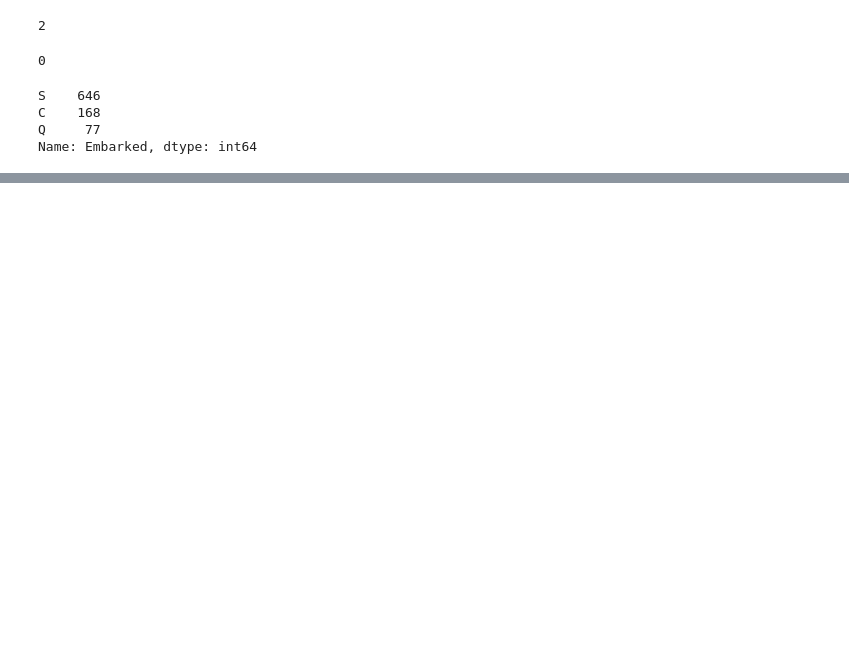
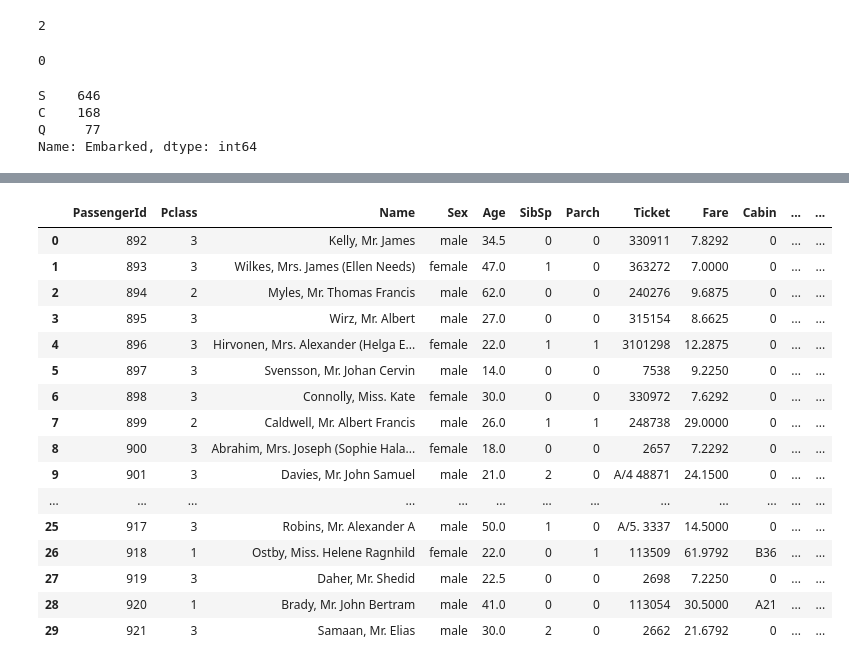
Before and after one commit to kmendesDev/project_titanic, a Jupyter notebook: data_cleaning_titanic.ipynb, the cells around one changed output, grey strips where cells are left out. Cells and saved outputs as stored; diff of their text form; code cells hidden in the pictures; blank space fills up the shorter version.

Commit message:
finalização da limpeza antes do protótipo de ML

```diff
--- a/data_cleaning_titanic.ipynb
+++ b/data_cleaning_titanic.ipynb
@@ -353,0 +960,5 @@ Name: Embarked, dtype: int64
+# %%
+# Substituindo os valores NaN de Cabin por zero:
+testing_data['Cabin'].fillna(0,inplace=True)
+#Verificando a existência de algum valor NaN:
+testing_data['Cabin'].isnull().sum()
@@ -353,0 +1329,6 @@ Name: Embarked, dtype: int64
+# %%
+one_hot_code = pd.get_dummies(testing_data['Embarked'], prefix='Embarked')
+
+testing_data = pd.concat([testing_data, one_hot_code],axis=1)
+
+testing_data.head()
@@ -353,0 +1447,9 @@ Name: Embarked, dtype: int64
+# %%
+# Concatenando a coluna "Ticket_value_encoded" com a coluna "Ticket_number" em "Ticket_final"
+testing_data['Ticket_final'] = testing_data['Ticket_value_encoded'].astype(str) + testing_data['Ticket_number'].astype(str)
+
+# Transformando a coluna "Ticket_final" em valores numéricos
+testing_data['Ticket_final'] = pd.to_numeric(testing_data['Ticket_final'])
+
+# Exibindo as primeiras linhas do DataFrame com a coluna numérica "Ticket_final"
+testing_data.head(3)
@@ -353,0 +1478,65 @@ Name: Embarked, dtype: int64
+# %%
+# Dicionário de mapeamento de letras para números
+letter_to_number = {'A': 1, 'B': 2, 'C': 3, 'D': 4, 'E': 5, 'F': 6, 'G': 7, 'T': 8}
+
+# Criando uma nova coluna "Cabin_encoded" usando o dicionário de mapeamento
+# Função para mapear letras para números
+def map_letters_to_numbers(cabin):
+    if isinstance(cabin, str):
+        new_cabin = ''
+        for letter in cabin:
+            if letter in letter_to_number:
+                new_cabin += str(letter_to_number[letter])
+        return int(new_cabin) if new_cabin else None
+    else:
+        return None
+
+# Aplicando a função à coluna "Cabin"
+testing_data['Cabin_encoded'] = testing_data['Cabin'].apply(map_letters_to_numbers).astype('Int64')
+
+# Obtendo a parte numérica da coluna "Cabin" de 0 a 9
+testing_data['Cabin_number'] = testing_data['Cabin'].str.extractall('(\d+)').groupby(level=0).apply(lambda x: ''.join(x[0]))
+
+# Combinando "Cabin_encoded" e "Cabin_number" em uma nova coluna "Cabin_combined"
+testing_data['Cabin_combined'] = testing_data['Cabin_encoded'].astype(str) + testing_data['Cabin_number'].fillna('')
+
+# Transformando a coluna "Cabin_number" em valores numéricos
+testing_data['Cabin_number'] = pd.to_numeric(testing_data['Cabin_number']).astype('Int64')
+
+# Removendo o ponto '.' da coluna "Cabin_combined"
+testing_data['Cabin_combined'] = testing_data['Cabin_combined'].str.replace('.', '', regex=False)
+
+# Substituindo "nan" por 0 na coluna "Cabin_combined"
+testing_data['Cabin_combined'] = testing_data['Cabin_combined'].replace('nan', '0')
+
+# Transformando a coluna "Cabin_combined" em valores numéricos
+training_data['Cabin_combined'] = pd.to_numeric(training_data['Cabin_combined'], errors='coerce').astype('Int64')
+
+# Transformando a coluna "Cabin_combined" em valores numéricos
+testing_data['Cabin_combined'] = pd.to_numeric(testing_data['Cabin_combined'], errors='coerce').astype('Int64')
+
+# Substituindo os valores ausentes nas colunas relacionas a Cabine por 0
+testing_data['Cabin_combined'].fillna(0, inplace=True)
+testing_data['Cabin_encoded'].fillna(0,inplace=True)
+testing_data['Cabin_number'].fillna(0,inplace=True)
+
+# Exibindo as primeiras linhas do DataFrame com a coluna "Cabin_encoded"
+testing_data.head(30)
+# %% [output]
+|  | PassengerId | Pclass | Name | Sex | Age | SibSp | Parch | Ticket | Fare | Cabin | ... | ... |
+| 0 | 892 | 3 | Kelly, Mr. James | male | 34.5 | 0 | 0 | 330911 | 7.8292 | 0 | ... | ... |
+| 1 | 893 | 3 | Wilkes, Mrs. James (Ellen Needs) | female | 47.0 | 1 | 0 | 363272 | 7.0000 | 0 | ... | ... |
+| 2 | 894 | 2 | Myles, Mr. Thomas Francis | male | 62.0 | 0 | 0 | 240276 | 9.6875 | 0 | ... | ... |
+| 3 | 895 | 3 | Wirz, Mr. Albert | male | 27.0 | 0 | 0 | 315154 | 8.6625 | 0 | ... | ... |
+| 4 | 896 | 3 | Hirvonen, Mrs. Alexander (Helga E... | female | 22.0 | 1 | 1 | 3101298 | 12.2875 | 0 | ... | ... |
+| 5 | 897 | 3 | Svensson, Mr. Johan Cervin | male | 14.0 | 0 | 0 | 7538 | 9.2250 | 0 | ... | ... |
+| 6 | 898 | 3 | Connolly, Miss. Kate | female | 30.0 | 0 | 0 | 330972 | 7.6292 | 0 | ... | ... |
+| 7 | 899 | 2 | Caldwell, Mr. Albert Francis | male | 26.0 | 1 | 1 | 248738 | 29.0000 | 0 | ... | ... |
+| 8 | 900 | 3 | Abrahim, Mrs. Joseph (Sophie Hala... | female | 18.0 | 0 | 0 | 2657 | 7.2292 | 0 | ... | ... |
+| 9 | 901 | 3 | Davies, Mr. John Samuel | male | 21.0 | 2 | 0 | A/4 48871 | 24.1500 | 0 | ... | ... |
+| ... | ... | ... | ... | ... | ... | ... | ... | ... | ... | ... | ... | ... |
+| 25 | 917 | 3 | Robins, Mr. Alexander A | male | 50.0 | 1 | 0 | A/5. 3337 | 14.5000 | 0 | ... | ... |
+| 26 | 918 | 1 | Ostby, Miss. Helene Ragnhild | female | 22.0 | 0 | 1 | 113509 | 61.9792 | B36 | ... | ... |
+| 27 | 919 | 3 | Daher, Mr. Shedid | male | 22.5 | 0 | 0 | 2698 | 7.2250 | 0 | ... | ... |
+| 28 | 920 | 1 | Brady, Mr. John Bertram | male | 41.0 | 0 | 0 | 113054 | 30.5000 | A21 | ... | ... |
+| 29 | 921 | 3 | Samaan, Mr. Elias | male | 30.0 | 2 | 0 | 2662 | 21.6792 | 0 | ... | ... |
```
Also changed, not shown: parts of 150 cells of this notebook.
